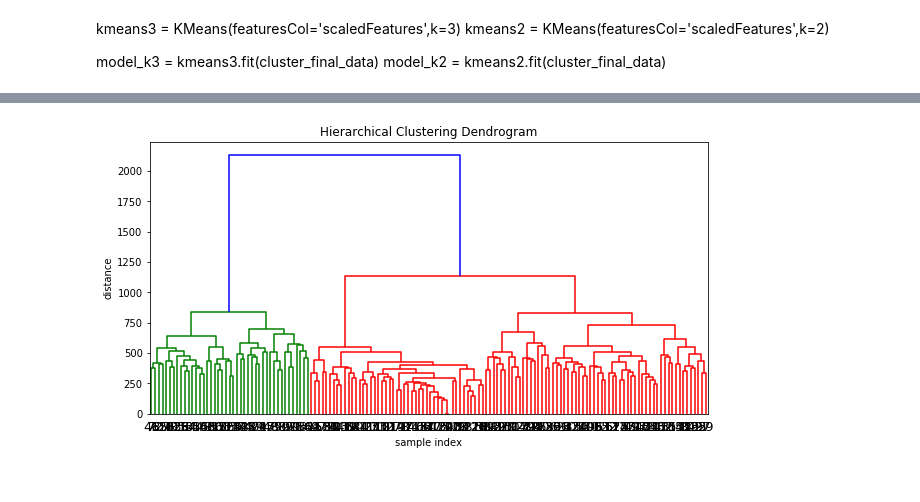
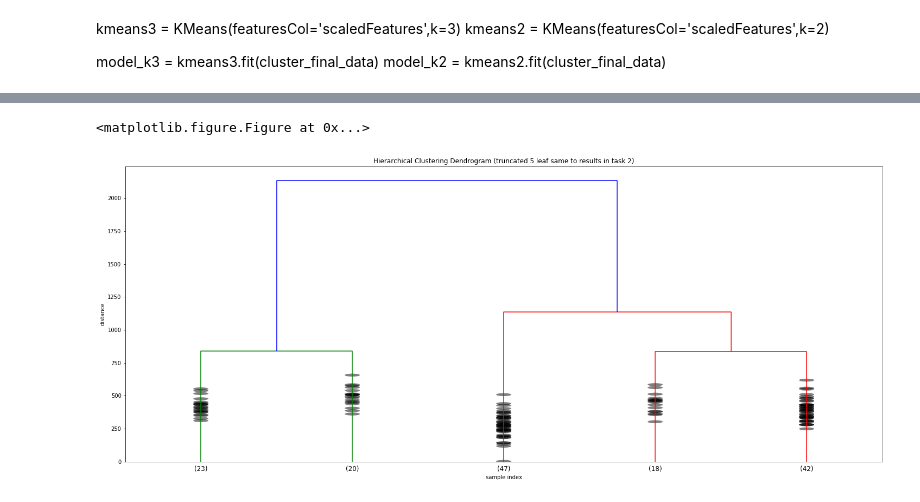
Before and after one commit to yifatBi/DateScience, a Jupyter notebook: Task4 kmeans.ipynb, the cells around one changed output, grey strips where cells are left out. Drawn from its saved outputs; the diff is of its cells as text; code cells hidden in the pictures.

```diff
--- a/Task4 kmeans.ipynb
+++ b/Task4 kmeans.ipynb
@@ -54,7 +54,7 @@ from scipy.cluster.hierarchy import dendrogram, linkage
 norm_df = cluster_final_data.drop('_161').drop('features').drop('scaledFeatures').collect()
 Z = linkage(norm_df, 'ward')
 
-plt.figure(figsize=(10, 5))
+plt.figure(figsize=(30, 10))
 plt.title('Hierarchical Clustering Dendrogram')
 plt.xlabel('sample index')
 plt.ylabel('distance')
@@ -65,5 +65,21 @@ dendrogram(
 )
 plt.show()
 # %% [output]
-[figure, removed]
+<matplotlib.figure.Figure at 0x...>
+# %%
+plt.figure(figsize=(25, 10))
+plt.title('Hierarchical Clustering Dendrogram (truncated 5 leaf same to results in task 2)')
+plt.xlabel('sample index')
+plt.ylabel('distance')
+dendrogram(
+    Z,
+    truncate_mode='lastp',
+    p=5,
+    leaf_rotation=0.,
+    leaf_font_size=12.,
+    show_contracted=True,
+)
+plt.show()
+# %% [output]
+[figure, added]
 # %%
```
Also changed, not shown: parts of 4 cells of this notebook.
